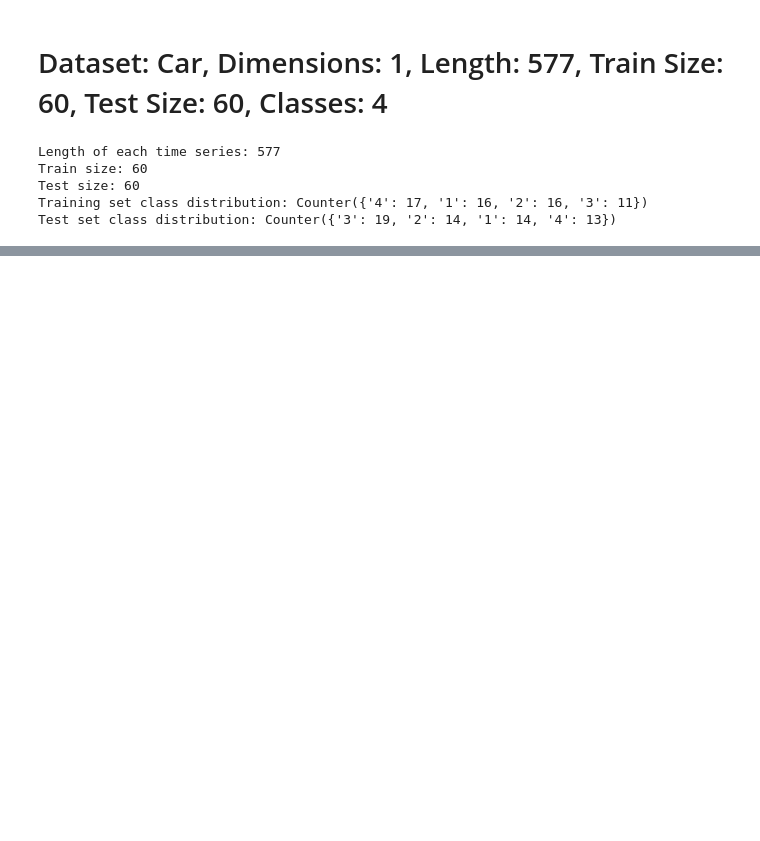
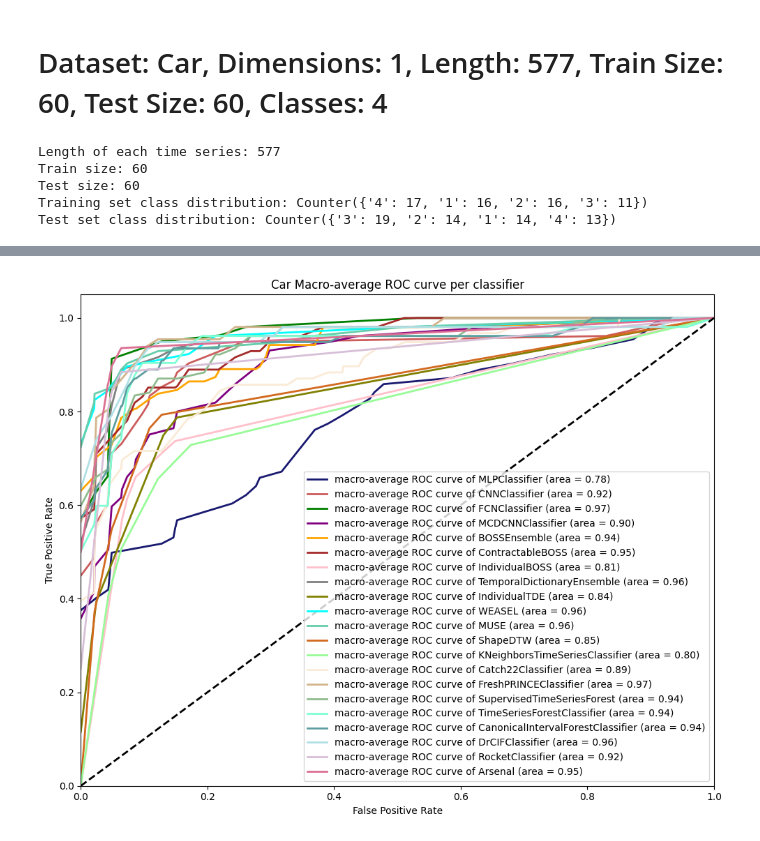
Before and after one commit to divnjl2/Time-Series-Classification, a Jupyter notebook: Univariate/Length Up to 700/Car.ipynb, the cells around one changed output, grey strips where cells are left out. Drawn from its saved outputs; the diff is of its cells as text; code cells hidden in the pictures; blank space fills up the shorter version.

```diff
--- a/Univariate/Length Up to 700/Car.ipynb
+++ b/Univariate/Length Up to 700/Car.ipynb
@@ -258,7 +287,7 @@ plt.show()
 def plot_roc_auc_curves_macro(fpr_dict, tpr_dict, roc_auc_dict, classifiers, n_classes, dataset_name=dataset_name):
     plt.figure(figsize=(10, 8))
 
-    colors = cycle(['blue', 'red', 'green', 'purple', 'orange', 'brown', 'pink', 'gray', 'olive', 'cyan', 'lime', 'yellow', 'palegreen', 'antiquewhite', 'tan', 'darkseagreen', 'aquamarine', 'cadetblue', 'powderblue', 'thistle', 'palevioletred'])
+    colors = cycle(['midnightblue', 'indianred', 'green', 'purple', 'orange', 'brown', 'pink', 'gray', 'olive', 'cyan', 'mediumaquamarine', 'chocolate', 'palegreen', 'antiquewhite', 'tan', 'darkseagreen', 'aquamarine', 'cadetblue', 'powderblue', 'thistle', 'palevioletred'])
 
     for (classifier_name, color) in zip(classifiers, colors):
         fpr = fpr_dict[classifier_name]
@@ -269,33 +298,35 @@ def plot_roc_auc_curves_macro(fpr_dict, tpr_dict, roc_auc_dict, classifiers, n_c
         mean_tpr = np.zeros_like(all_fpr)
         for i in range(n_classes):
             mean_tpr += np.interp(all_fpr, fpr[i], tpr[i])  # Use np.interp instead of interp
         mean_tpr /= n_classes
 
         fpr["macro"] = all_fpr
         tpr["macro"] = mean_tpr
         roc_auc["macro"] = auc(fpr["macro"], tpr["macro"])
 
         plt.plot(fpr["macro"], tpr["macro"],
                  label=f'macro-average ROC curve of {classifier_name} (area = {roc_auc["macro"]:.2f})',
                  color=color, linestyle='-', linewidth=2)
 
     plt.plot([0, 1], [0, 1], 'k--', lw=2)
     plt.xlim([0.0, 1.0])
     plt.ylim([0.0, 1.05])
     plt.xlabel('False Positive Rate')
     plt.ylabel('True Positive Rate')
     plt.title(f'{dataset_name} Macro-average ROC curve per classifier')
     plt.legend(loc="lower right")
     plt.tight_layout()
 
     # Save the figure with the dataset name in the filename
     filename = f"{dataset_name}_macro_average_roc_curve.png"
     plt.savefig(filename)
     plt.show()
     plt.close()  # Close the figure to free memory
 
 # Call the function with the appropriate parameters
 plot_roc_auc_curves_macro(fpr_dict, tpr_dict, roc_auc_dict, results["Classifier"], n_classes)
+# %% [output]
+[figure, added]
 # %%
 # Function to plot results
 def plot_results(results, metric, title, color):
```
Also changed, not shown: parts of 4 cells of this notebook, 10 other files.
